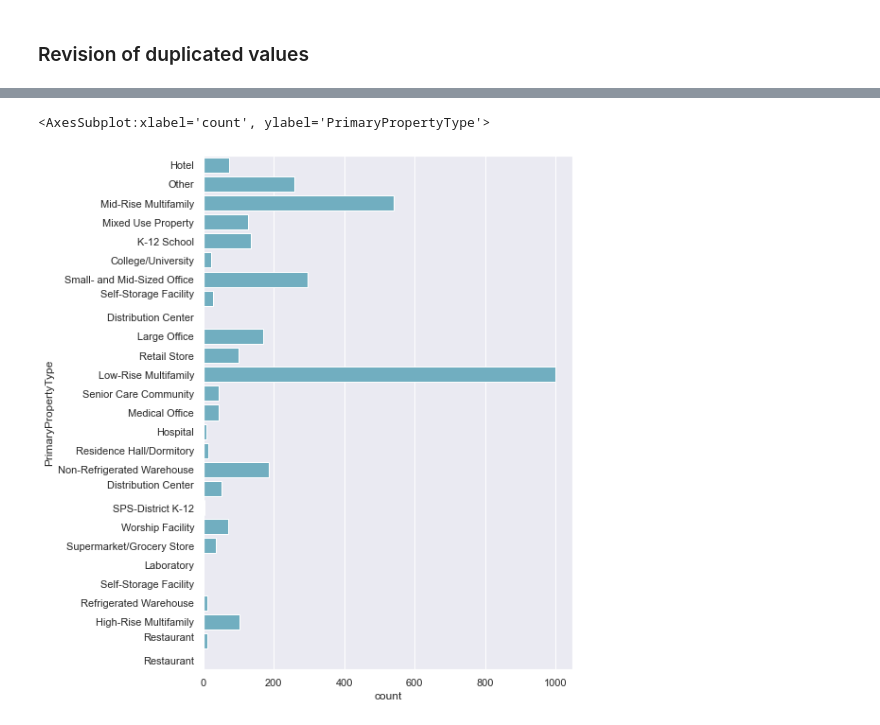
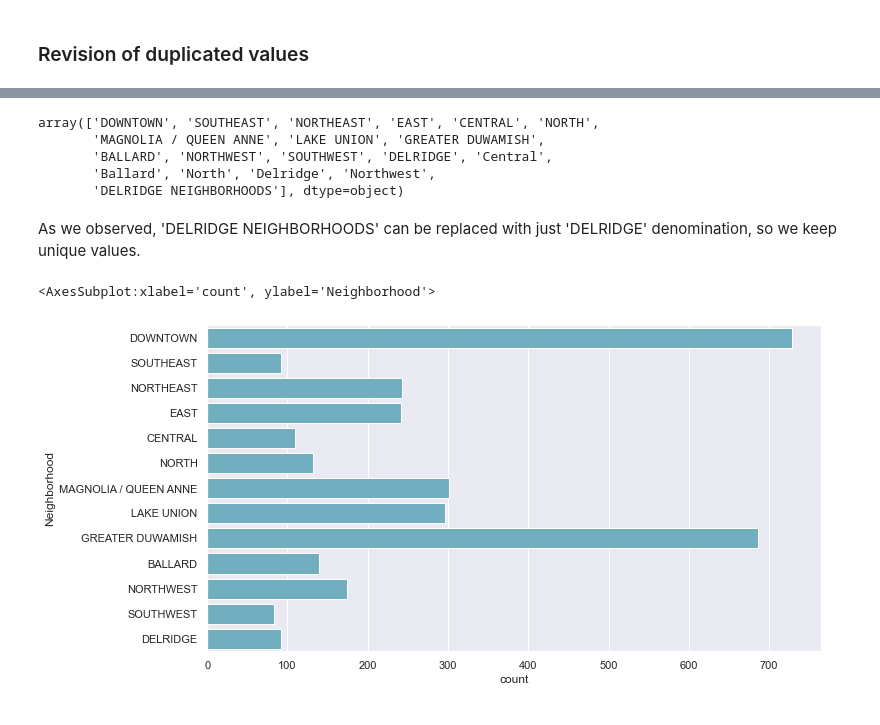
Before and after one commit to MariaDBPerez/energy_consumption, a Jupyter notebook: project_4.ipynb, the cells around one changed output, grey strips where cells are left out. Saved outputs shown, nothing was run; the diff lists cells and outputs as text; code cells hidden in the pictures.

```diff
--- a/project_4.ipynb
+++ b/project_4.ipynb
@@ -275,0 +308,2 @@ new_df_2016 = new_df_2016.drop(['Address', 'City', 'Comments', 'Latitude', 'Long
+# %%
+data_subset_2016 = new_data_frame_2016[columns_for_analyses]
@@ -275,0 +321,2 @@ new_df_2016 = new_df_2016.drop(['Address', 'City', 'Comments', 'Latitude', 'Long
+# %%
+new_df_both_years = pd.concat([data_subset_2015[data_subset_2016.columns],data_subset_2016], axis = 0).sort_values(["DataYear", "OSEBuildingID"])
@@ -310,0 +399,3 @@ The number of duplicate values in the variable 'OSEBuildingID' is: 0
+# %%
+new_df_both_years = new_df_both_years[~new_df_both_years['BuildingType'].str.contains("Multifamily")]
+new_df_both_years['BuildingType'].unique()
@@ -317,6 +436,18 @@ sns.countplot(y="BuildingType", data=data_file_2015, color="c")
+# %%
+new_df_both_years['Neighborhood'].unique()
+# %% [output]
+array(['DOWNTOWN', 'SOUTHEAST', 'NORTHEAST', 'EAST', 'CENTRAL', 'NORTH',
+       'MAGNOLIA / QUEEN ANNE', 'LAKE UNION', 'GREATER DUWAMISH',
+       'BALLARD', 'NORTHWEST', 'SOUTHWEST', 'DELRIDGE', 'Central',
+       'Ballard', 'North', 'Delridge', 'Northwest',
+       'DELRIDGE NEIGHBORHOODS'], dtype=object)
+# %% [markdown]
+As we observed, 'DELRIDGE NEIGHBORHOODS' can be replaced with just 'DELRIDGE' denomination, so we keep unique values.
+# %%
+new_df_both_years['Neighborhood'].replace('DELRIDGE NEIGHBORHOODS', 'DELRIDGE', inplace=True)
+new_df_both_years['Neighborhood'] = new_df_both_years['Neighborhood'].map(lambda x: x.upper())
 # %%
-ax = plt.subplots(figsize=(7, 10))
-sns.countplot(y="PrimaryPropertyType", data=data_file_2015, color="c")
+sns.countplot(y="Neighborhood", data=new_df_both_years, color="c")
 # %% [output]
-<AxesSubplot:xlabel='count', ylabel='PrimaryPropertyType'>
+<AxesSubplot:xlabel='count', ylabel='Neighborhood'>
-[figure, old version]
+[figure, new version]
```
Also changed, not shown: parts of 45 cells of this notebook.
